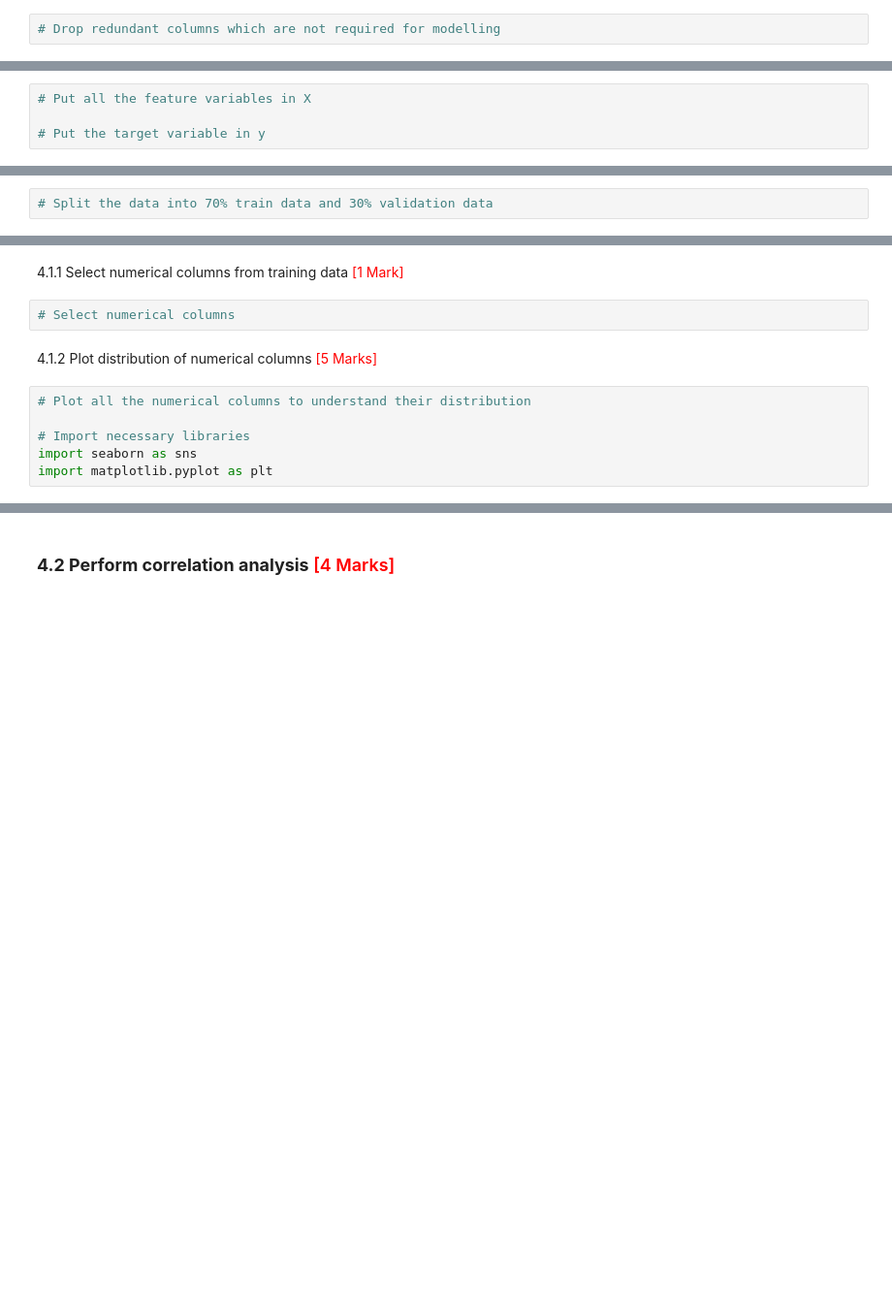
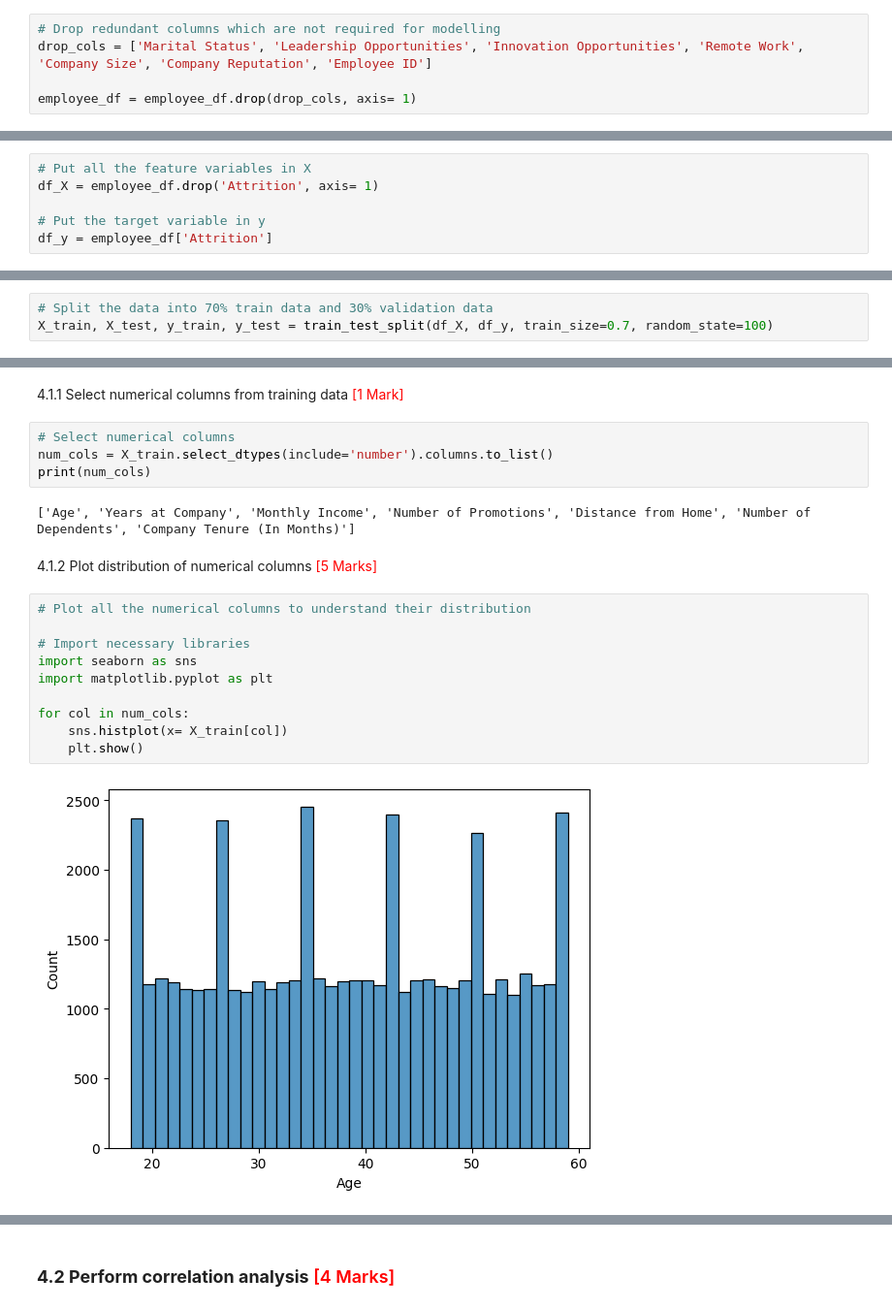
Before and after one commit to hemantgogawale/Predicting_Employee_Retention, a Jupyter notebook: Predicting_Employee_Retention_Starter.ipynb, the cells around one changed output, grey strips where cells are left out. Shown: that part at 97% size. Cells and saved outputs as stored; diff of their text form; blank space fills up the shorter version.

```diff
--- a/Predicting_Employee_Retention_Starter.ipynb
+++ b/Predicting_Employee_Retention_Starter.ipynb
@@ -355,5 +336,8 @@ Name: count, dtype: int64
 ### **2.3 Drop redundant columns** <font color = red>[2 marks]</font>
 # %%
 # Drop redundant columns which are not required for modelling
+drop_cols = ['Marital Status', 'Leadership Opportunities', 'Innovation Opportunities', 'Remote Work', 'Company Size', 'Company Reputation', 'Employee ID']
+
+employee_df = employee_df.drop(drop_cols, axis= 1)
 # %%
 # Check first few rows of data
@@ -367,9 +360,12 @@ Name: count, dtype: int64
 ### **3.2 Define feature and target variables** <font color = red>[2 Mark]</font>
 # %%
 # Put all the feature variables in X
+df_X = employee_df.drop('Attrition', axis= 1)
 
 # Put the target variable in y
+df_y = employee_df['Attrition']
 # %% [markdown]
 ### **3.3 Split the data** <font color="red">[3 Marks]</font>
 # %%
 # Split the data into 70% train data and 30% validation data
+X_train, X_test, y_train, y_test = train_test_split(df_X, df_y, train_size=0.7, random_state=100)
@@ -383,11 +391,21 @@ Perform univariate analysis on training data for all the numerical columns.
 4.1.1 Select numerical columns from training data <font color = "red">[1 Mark]</font>
 # %%
 # Select numerical columns
+num_cols = X_train.select_dtypes(include='number').columns.to_list()
+print(num_cols)
+# %% [output]
+['Age', 'Years at Company', 'Monthly Income', 'Number of Promotions', 'Distance from Home', 'Number of Dependents', 'Company Tenure (In Months)']
 # %% [markdown]
 4.1.2 Plot distribution of numerical columns <font color = "red">[5 Marks]</font>
 # %%
 # Plot all the numerical columns to understand their distribution
 
 # Import necessary libraries
 import seaborn as sns
 import matplotlib.pyplot as plt
+
+for col in num_cols:
+    sns.histplot(x= X_train[col])
+    plt.show()
+# %% [output]
+[figure, added]
```
Also changed, not shown: parts of 10 cells of this notebook.
